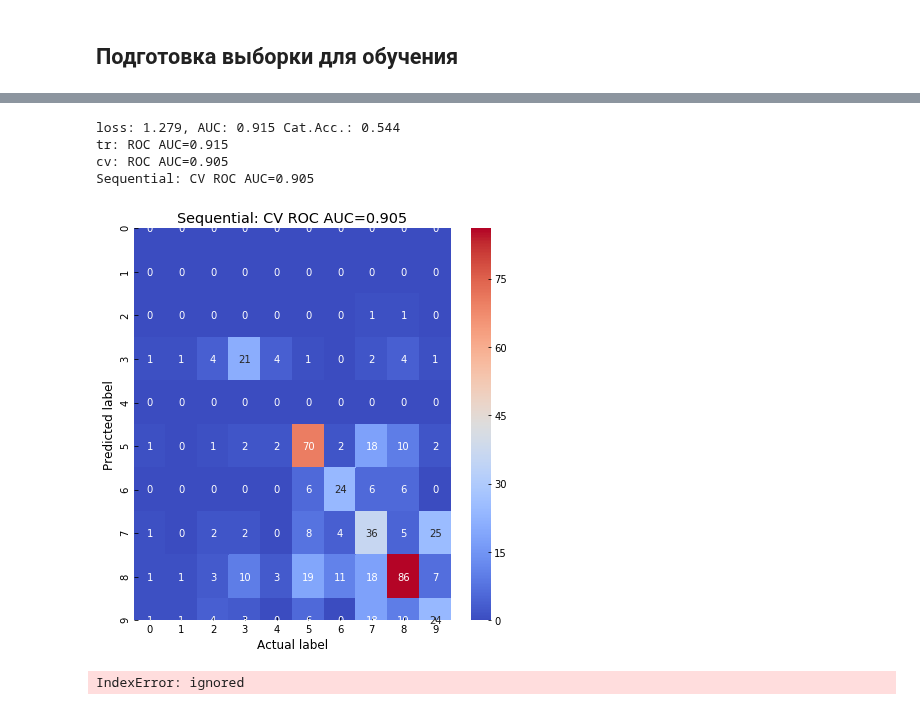
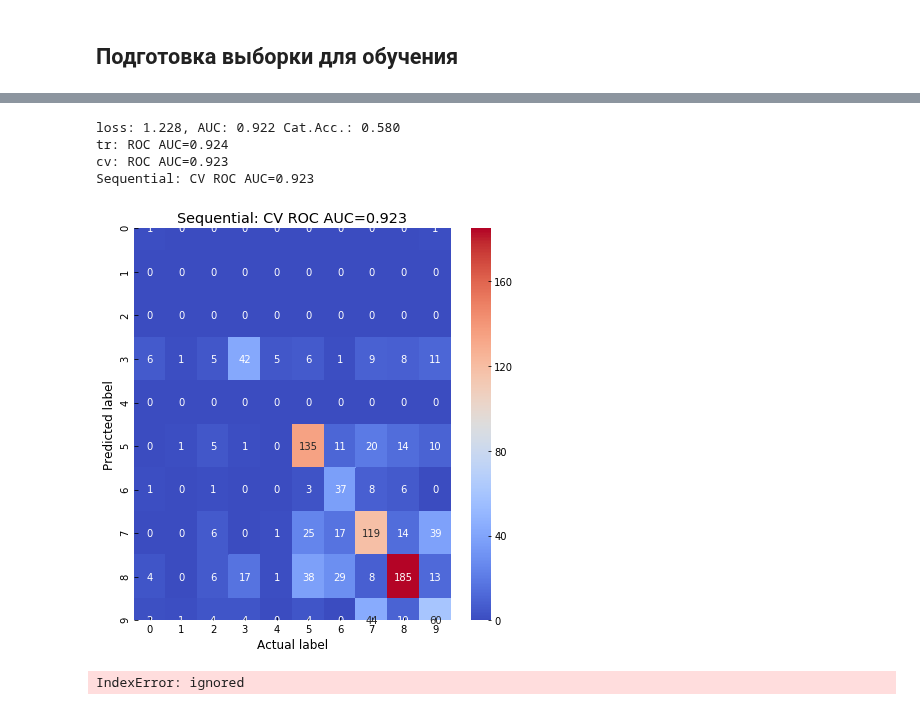
Before and after one commit to andygoosh/wildfire.sberbank.ai, a Jupyter notebook: workinprogress.ipynb, the cells around one changed output, grey strips where cells are left out. Saved outputs shown, nothing was run; the diff lists cells and outputs as text; code cells hidden in the pictures.

```diff
--- a/workinprogress.ipynb
+++ b/workinprogress.ipynb
@@ -165,7 +142,7 @@ ncep_data = xarray.merge(ncep_data)
 
 Ищем наиболее близкий к точке узел сетки в наборе NCEP, в качестве признаков значения переменных зарегистрированные в день регистрации точки и агрегированные показатели за период от 1 до 3х недель до момента регистрации точки.
 # %%
-def extract_features_new(row):
+def extract_features(row):
     point = ncep_data.sel(
         lon=row['longitude'],
         lat=row['latitude'],
@@ -180,8 +157,8 @@ def extract_features_new(row):
     AGGREGATES = ["mean", "median", "std", "max", "min"]
     all_features = {
         'fire_id': row['fire_id'],
-        'fire_type': row['fire_type'],
-        'fire_type_name': row['fire_type_name'],
+        'fire_type': row['fire_type'], # change for '' while submitting
+        'fire_type_name': row['fire_type_name'], # change for '' while submitting
         'date': row['date'],
         'day': int(date.split('-')[1]),
         'month': int(date.split('-')[2]),
@@ -212,12 +189,12 @@ def extract_features_new(row):
 ## Подготовка выборки для обучения
 # %%
 df_train = pd.read_csv('wildfires_train.csv')
-df_subsample = df_train.query('(date > "2018") & (date < "2019")').sample(n=2000)
+df_subsample = df_train.query('(date > "2018") & (date < "2019")').sample(n=4000)
 
 df_features = []
 for i, row in tqdm(df_subsample.iterrows(), total=df_subsample.shape[0]):
 
-    features = extract_features_new(row)
+    features = extract_features(row)
     df_features.append(features)
 
 df_features = pd.DataFrame(df_features)
@@ -232,4 +224,4 @@ df_features
 # %%
-e = y.groupby(y).count()
-e.plot.barh()
-e
+#e = y.groupby(y).count()
+#e.plot.barh()
+#e
@@ -377,7 +386,7 @@ def get_one_hot( y ):
 
   return pd.DataFrame(enc.transform(y_).toarray(), index=y.index, columns=columns)
 # %%
-def draw_confusion_matrix( gt, pred ):
+def draw_confusion_matrix( gt, pred, model ):
   # get rid of probability, set max prob to 1, erst to 0
   pred_max_prob = pred.apply(lambda row: row.map(lambda e: 1 if e == row.max() else 0), axis = 1)
   # do the trick
@@ -529,30 +538,30 @@ loss: 1.296, AUC: 0.912 Cat.Acc.: 0.538
 # %%
 tr_data, cv_data, y_trn, y_cv = train_test_split(X, y, test_size=0.25, random_state=RS)
 
 trn = (tr_data.values - center)/scale
 cvn = (cv_data.values - center)/scale
 
 tr_preds = pd.DataFrame(model.predict(trn, use_multiprocessing=True), index=y_trn.index, columns=y_trn.columns)
 cv_preds = pd.DataFrame(model.predict(cvn, use_multiprocessing=True), index=y_cv.index, columns=y_cv.columns)
 
 score = model.evaluate(trn, y_trn.values,
                          batch_size=BS,
                          verbose=0,
                          use_multiprocessing=True)
 print('loss: {:.3f}, AUC: {:.3f} Cat.Acc.: {:.3f}'.format(*score))
 
 auc_trn = skl.metrics.roc_auc_score(y_trn, tr_preds, average='micro')
 auc_cv = skl.metrics.roc_auc_score(y_cv, cv_preds, average='micro')
 print('tr: ROC AUC=%.3f' % (auc_trn))
 print('cv: ROC AUC=%.3f' % (auc_cv))
 
-draw_confusion_matrix( y_cv, cv_preds)
+draw_confusion_matrix( y_cv, cv_preds, model)
 # %% [output]
-loss: 1.279, AUC: 0.915 Cat.Acc.: 0.544
-tr: ROC AUC=0.915
-cv: ROC AUC=0.905
-Sequential: CV ROC AUC=0.905
+loss: 1.228, AUC: 0.922 Cat.Acc.: 0.580
+tr: ROC AUC=0.924
+cv: ROC AUC=0.923
+Sequential: CV ROC AUC=0.923
-[figure, old version]
+[figure, new version]
 # %%
 #df_features[TARGET].groupby(df_features[TARGET]).count() , index=
 
```
Also changed, not shown: parts of 18 cells of this notebook.
